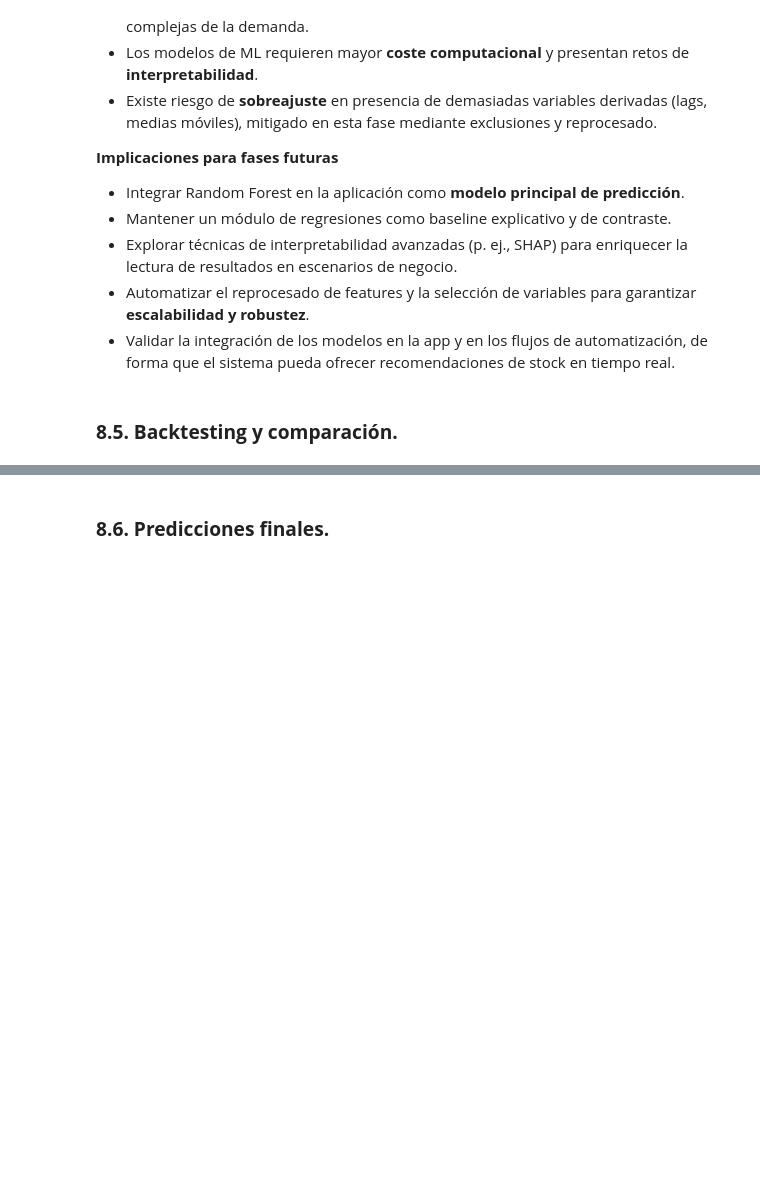
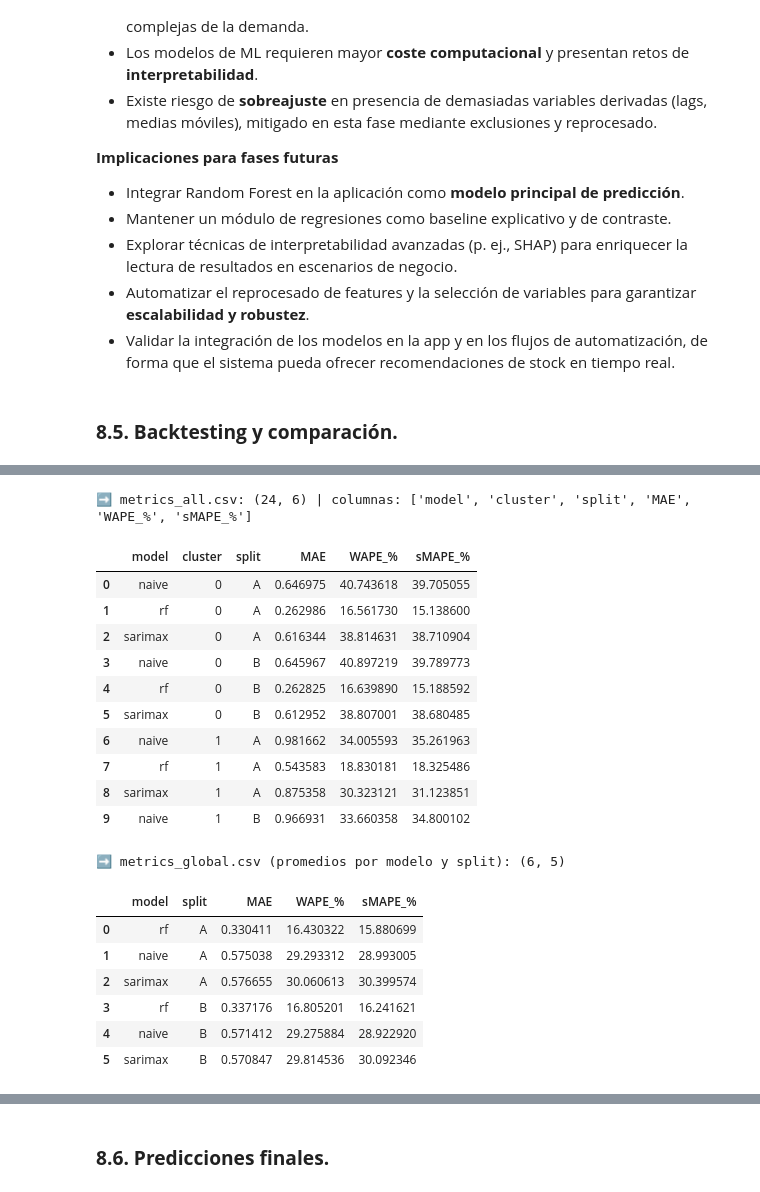
Before and after one commit to CrisRodFer/PFM2_Asistente_Compras_Inteligente, a Jupyter notebook: notebooks/PFM2_Modelado_y_app.ipynb, the cells around one changed output, grey strips where cells are left out. Cells and saved outputs as stored; diff of their text form; code cells hidden in the pictures; blank space fills up the shorter version.

```diff
--- a/notebooks/PFM2_Modelado_y_app.ipynb
+++ b/notebooks/PFM2_Modelado_y_app.ipynb
@@ -4856,0 +4963,37 @@ la previsión y planificación de stock, sin olvidar que **campañas promocional
+# %%
+from pathlib import Path
+import pandas as pd
+
+
+ROOT_DIR = Path(r"C:\Users\crisr\Desktop\Máster Data Science & IA\PROYECTO\PFM2_Asistente_Compras_Inteligente")
+REP_DIR  = ROOT_DIR / "reports" / "backtests"
+
+metrics_all    = pd.read_csv(REP_DIR / "metrics_all.csv")
+metrics_global = pd.read_csv(REP_DIR / "summary" / "metrics_global.csv")
+
+print("➡️ metrics_all.csv:", metrics_all.shape, "| columnas:", list(metrics_all.columns))
+display(metrics_all.head(10))
+
+print("\n➡️ metrics_global.csv (promedios por modelo y split):", metrics_global.shape)
+display(metrics_global)
+# %% [output]
+➡️ metrics_all.csv: (24, 6) | columnas: ['model', 'cluster', 'split', 'MAE', 'WAPE_%', 'sMAPE_%']
+|  | model | cluster | split | MAE | WAPE_% | sMAPE_% |
+| 0 | naive | 0 | A | 0.646975 | 40.743618 | 39.705055 |
+| 1 | rf | 0 | A | 0.262986 | 16.561730 | 15.138600 |
+| 2 | sarimax | 0 | A | 0.616344 | 38.814631 | 38.710904 |
+| 3 | naive | 0 | B | 0.645967 | 40.897219 | 39.789773 |
+| 4 | rf | 0 | B | 0.262825 | 16.639890 | 15.188592 |
+| 5 | sarimax | 0 | B | 0.612952 | 38.807001 | 38.680485 |
+| 6 | naive | 1 | A | 0.981662 | 34.005593 | 35.261963 |
+| 7 | rf | 1 | A | 0.543583 | 18.830181 | 18.325486 |
+| 8 | sarimax | 1 | A | 0.875358 | 30.323121 | 31.123851 |
+| 9 | naive | 1 | B | 0.966931 | 33.660358 | 34.800102 |
+➡️ metrics_global.csv (promedios por modelo y split): (6, 5)
+|  | model | split | MAE | WAPE_% | sMAPE_% |
+| 0 | rf | A | 0.330411 | 16.430322 | 15.880699 |
+| 1 | naive | A | 0.575038 | 29.293312 | 28.993005 |
+| 2 | sarimax | A | 0.576655 | 30.060613 | 30.399574 |
+| 3 | rf | B | 0.337176 | 16.805201 | 16.241621 |
+| 4 | naive | B | 0.571412 | 29.275884 | 28.922920 |
+| 5 | sarimax | B | 0.570847 | 29.814536 | 30.092346 |
```
Also changed, not shown: parts of 5 cells of this notebook, 3 other files.
